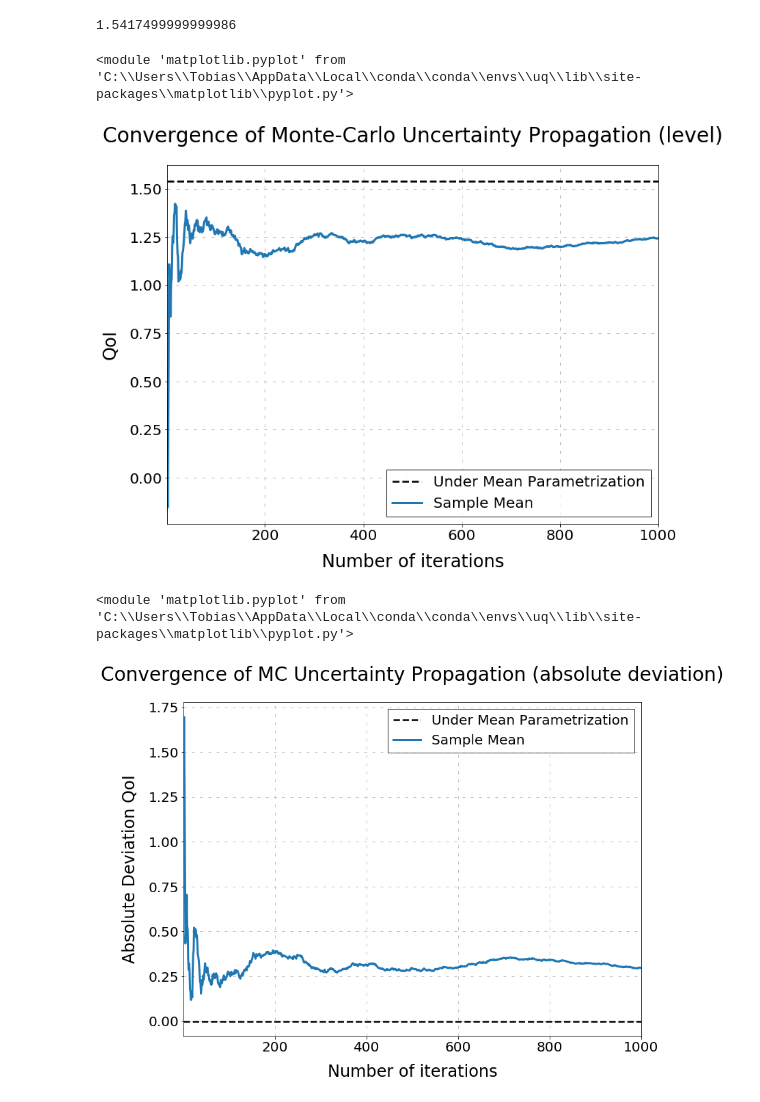
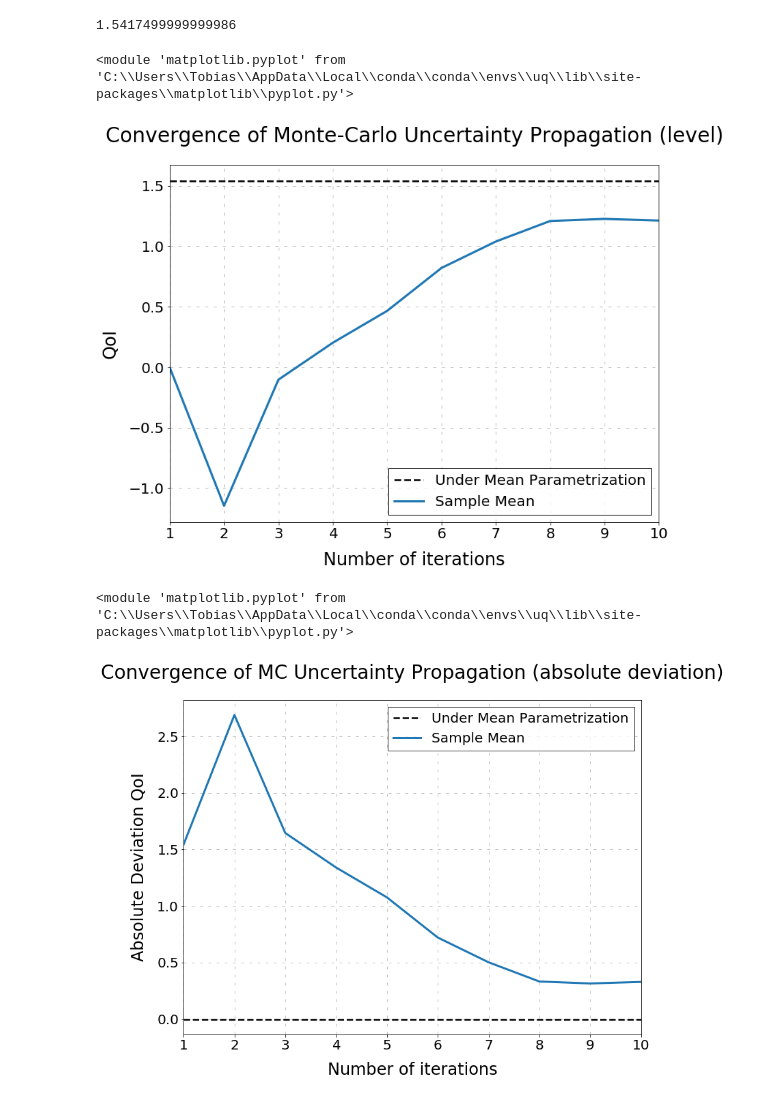
Before and after one commit to fagan2888/numerical-toolbox-uncertainty-quantification, a Jupyter notebook: uncertainty-quantification/sandbox.ipynb, the cells around one changed output. Drawn from its saved outputs; the diff is of its cells as text; code cells hidden in the pictures.

Commit message:
included parameter output in codes

```diff
--- a/uncertainty-quantification/sandbox.ipynb
+++ b/uncertainty-quantification/sandbox.ipynb
@@ -76,7 +76,7 @@ qoi_mean_params_respy
 df = pd.read_csv("csv/table41_kw_94.csv", sep=",")
 params_csv_temp = pd.Series(data=df["true"].values, index=df["parameter"].values)
 params_csv = transform_params_kw94_respy(params_csv_temp)
-qoi_mean_params = model_wrapper_kw_94(params_csv.to_numpy(), 500) - model_wrapper_kw_94(params_csv.to_numpy(), 0)
+qoi_mean_params = model_wrapper_kw_94(params_csv.to_numpy(), 500)[0] - model_wrapper_kw_94(params_csv.to_numpy(), 0)[0]
 qoi_mean_params
 # %% [output]
 1.5417499999999986
@@ -91,13 +91,13 @@ qoi = mc_uncertainty_propagation(mean, cov_df, 1000, save_json=False)
 # %%
-#with open('json/qoi.json') as json_file:
-#   qoi_json = json.load(json_file)
+with open('json/qoi.json') as json_file:
+    qoi_json = json.load(json_file)
 # %%
-convergence_plot(qoi, qoi_mean_params, "QoI")
+convergence_plot(qoi_json, qoi_mean_params, "QoI")
 # %% [output]
 <module 'matplotlib.pyplot' from 'C:\\Users\\Tobias\\AppData\\Local\\conda\\conda\\envs\\uq\\lib\\site-packages\\matplotlib\\pyplot.py'>
-[figure, old version]
+[figure, new version]
 # %%
-convergence_plot(qoi, qoi_mean_params, "Absolute Deviation QoI", absolute_deviation=True)
+convergence_plot(qoi_json, qoi_mean_params, "Absolute Deviation QoI", absolute_deviation=True)
 # %% [output]
 <module 'matplotlib.pyplot' from 'C:\\Users\\Tobias\\AppData\\Local\\conda\\conda\\envs\\uq\\lib\\site-packages\\matplotlib\\pyplot.py'>
-[figure, old version]
+[figure, new version]
```
Also changed, not shown: parts of 7 cells of this notebook, 10 other files.
